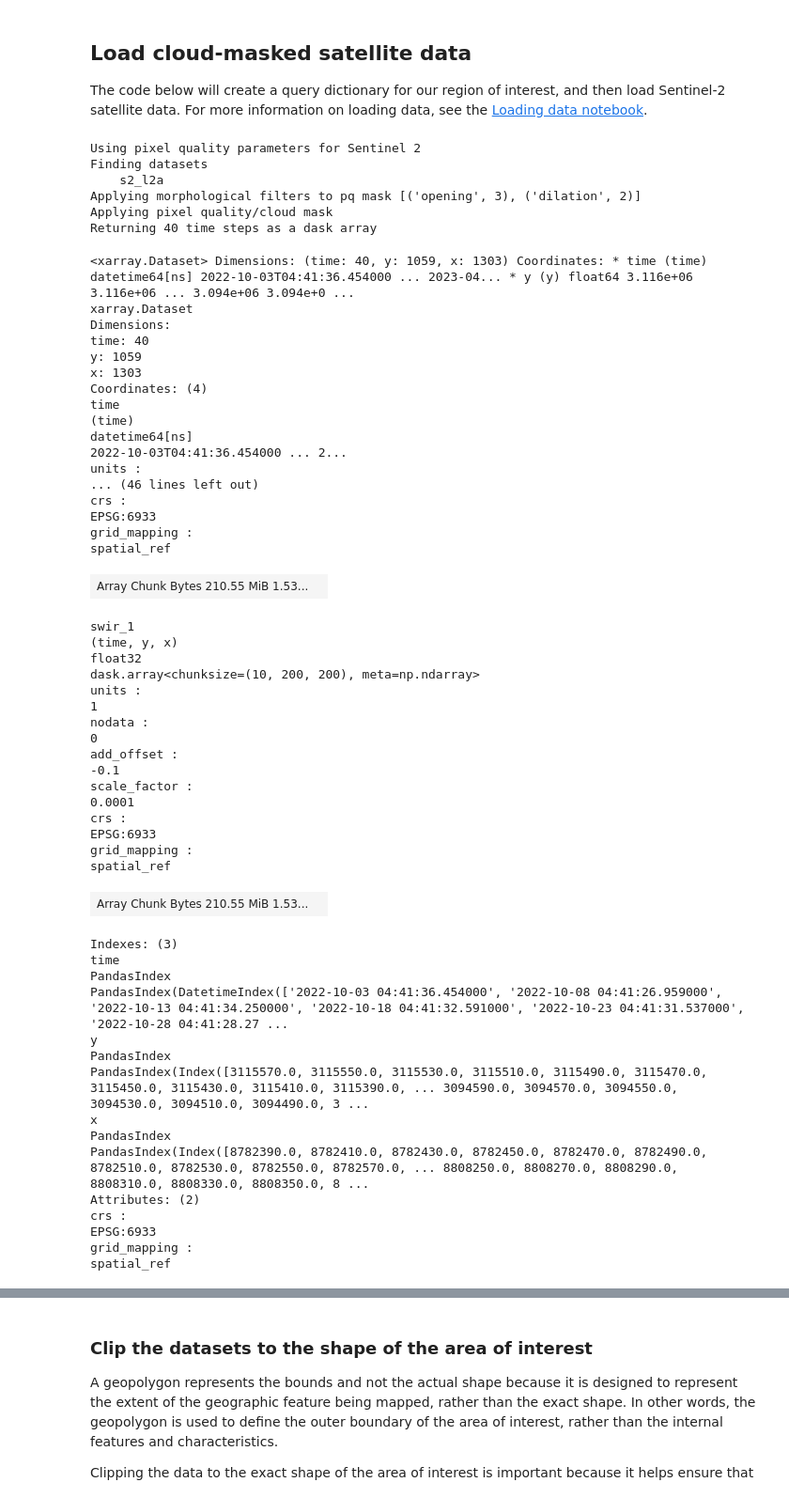
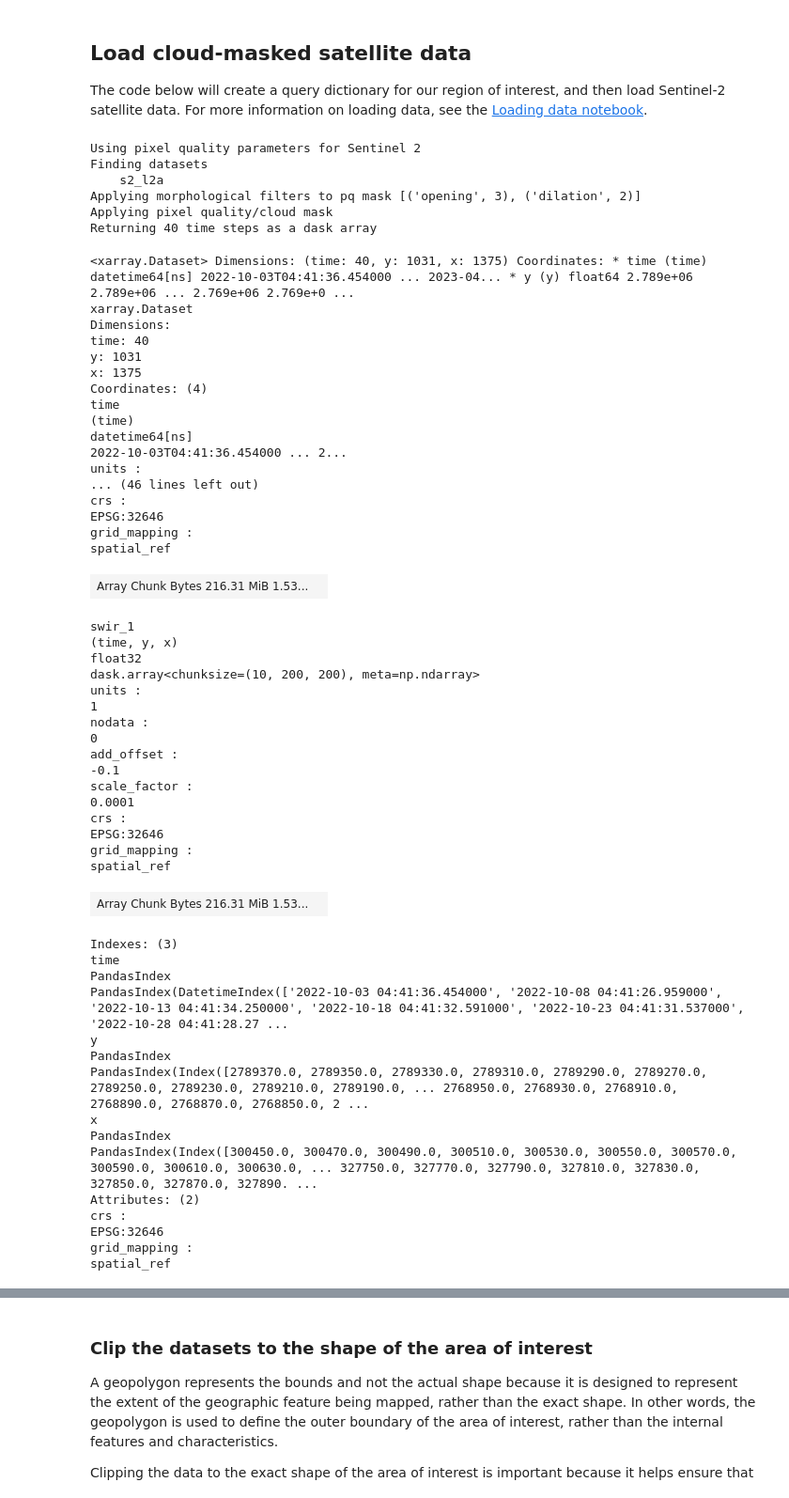
Before and after one commit to jorgeatigrado/EASI_Bangladesh, a Jupyter notebook: csiro/Shetara_2022-23_thahirpur.ipynb, the cells around one changed output, grey strips where cells are left out. Shown at 94% size. Saved outputs shown, nothing was run; the diff lists cells and outputs as text; code cells hidden in the pictures.

```diff
--- a/csiro/Shetara_2022-23_thahirpur.ipynb
+++ b/csiro/Shetara_2022-23_thahirpur.ipynb
@@ -147,7 +145,7 @@ The example covers the area of **Thahirpur**, an upazila of Sunamganj District i
 # aoi = define_area(lat=25.1, lon=91.1 , buffer=0.03)
 
 # Method 2: Use a polygon as a GeoJSON or Esri Shapefile.
-geopolygon_gdf = gpd.read_file('/home/jovyan/input_data/Thahirpur.shp')
+geopolygon_gdf = gpd.read_file('/home/jovyan/EASI_Bangladesh/input_data/bgd_Thahirpur.shp') #/home/jovyan/input_data/Thahirpur.shp
 
 # Get the latitude and longitude range of the geopolygon
 lat_range = (geopolygon_gdf.total_bounds[1], geopolygon_gdf.total_bounds[3])
@@ -181,7 +179,7 @@ query = {
     'x': lon_range,
     'y': lat_range,
     'resolution': (-20, 20),
-    'output_crs':'EPSG:6933',
+    'output_crs':'EPSG:32646', # for bagnladesh, we can use EPSG:32645 (UTM 45N), or EPSG:32646 (UTM 46N)
     'time': (start_year, end_year),
     'dask_chunks':{'time':10,'x':200,'y':200}
 }
@@ -197,38 +195,38 @@ ds = load_ard(dc=dc,
 
 #print(ds)
 
 display(ds)
 
 
 
 display(f'Number of bytes: {ds.nbytes}')
 
 #display(xarray_object_size(ds))
 # %% [output]
 Using pixel quality parameters for Sentinel 2
 Finding datasets
     s2_l2a
 Applying morphological filters to pq mask [('opening', 3), ('dilation', 2)]
 Applying pixel quality/cloud mask
 Returning 40 time steps as a dask array
-<xarray.Dataset> Dimensions: (time: 40, y: 1059, x: 1303) Coordinates: * time (time) datetime64[ns] 2022-10-03T04:41:36.454000 ... 2023-04... * y (y) float64 3.116e+06 3.116e+06 ... 3.094e+06 3.094e+0 ...
+<xarray.Dataset> Dimensions: (time: 40, y: 1031, x: 1375) Coordinates: * time (time) datetime64[ns] 2022-10-03T04:41:36.454000 ... 2023-04... * y (y) float64 2.789e+06 2.789e+06 ... 2.769e+06 2.769e+0 ...
 xarray.Dataset
 Dimensions:
 time: 40
-y: 1059
-x: 1303
+y: 1031
+x: 1375
 Coordinates: (4)
 time
 (time)
 datetime64[ns]
 2022-10-03T04:41:36.454000 ... 2...
 units :
 ... (46 lines left out)
 crs :
-EPSG:6933
+EPSG:32646
 grid_mapping :
 spatial_ref
-| Array Chunk Bytes 210.55 MiB 1.53... |  |
+| Array Chunk Bytes 216.31 MiB 1.53... |  |
 swir_1
 (time, y, x)
 float32
@@ -242,22 +240,22 @@ add_offset :
 scale_factor :
 0.0001
 crs :
-EPSG:6933
+EPSG:32646
 grid_mapping :
 spatial_ref
-| Array Chunk Bytes 210.55 MiB 1.53... |  |
+| Array Chunk Bytes 216.31 MiB 1.53... |  |
 Indexes: (3)
 time
 PandasIndex
 PandasIndex(DatetimeIndex(['2022-10-03 04:41:36.454000', '2022-10-08 04:41:26.959000', '2022-10-13 04:41:34.250000', '2022-10-18 04:41:32.591000', '2022-10-23 04:41:31.537000', '2022-10-28 04:41:28.27 ...
 y
 PandasIndex
-PandasIndex(Index([3115570.0, 3115550.0, 3115530.0, 3115510.0, 3115490.0, 3115470.0, 3115450.0, 3115430.0, 3115410.0, 3115390.0, ... 3094590.0, 3094570.0, 3094550.0, 3094530.0, 3094510.0, 3094490.0, 3 ...
+PandasIndex(Index([2789370.0, 2789350.0, 2789330.0, 2789310.0, 2789290.0, 2789270.0, 2789250.0, 2789230.0, 2789210.0, 2789190.0, ... 2768950.0, 2768930.0, 2768910.0, 2768890.0, 2768870.0, 2768850.0, 2 ...
 x
 PandasIndex
-PandasIndex(Index([8782390.0, 8782410.0, 8782430.0, 8782450.0, 8782470.0, 8782490.0, 8782510.0, 8782530.0, 8782550.0, 8782570.0, ... 8808250.0, 8808270.0, 8808290.0, 8808310.0, 8808330.0, 8808350.0, 8 ...
+PandasIndex(Index([300450.0, 300470.0, 300490.0, 300510.0, 300530.0, 300550.0, 300570.0, 300590.0, 300610.0, 300630.0, ... 327750.0, 327770.0, 327790.0, 327810.0, 327830.0, 327850.0, 327870.0, 327890. ...
 Attributes: (2)
 crs :
-EPSG:6933
+EPSG:32646
 grid_mapping :
 spatial_ref
```
Also changed, not shown: parts of 12 cells of this notebook, 6 other files.
